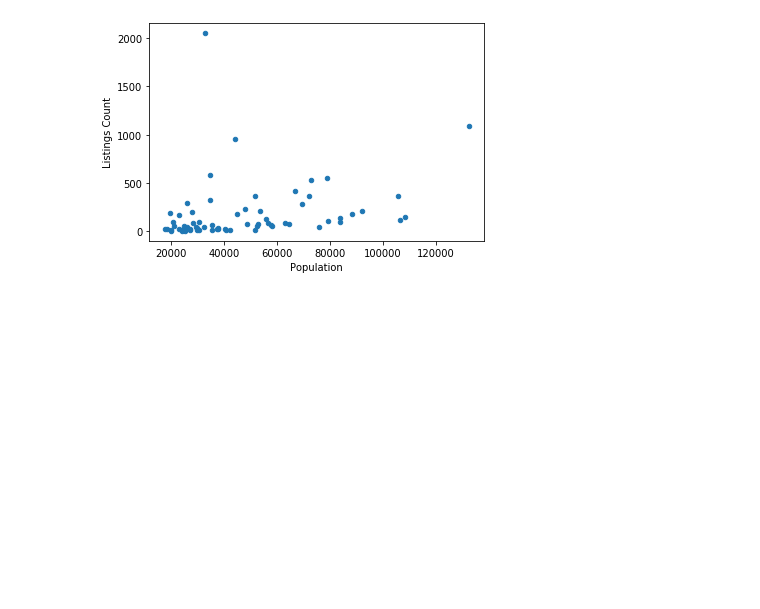
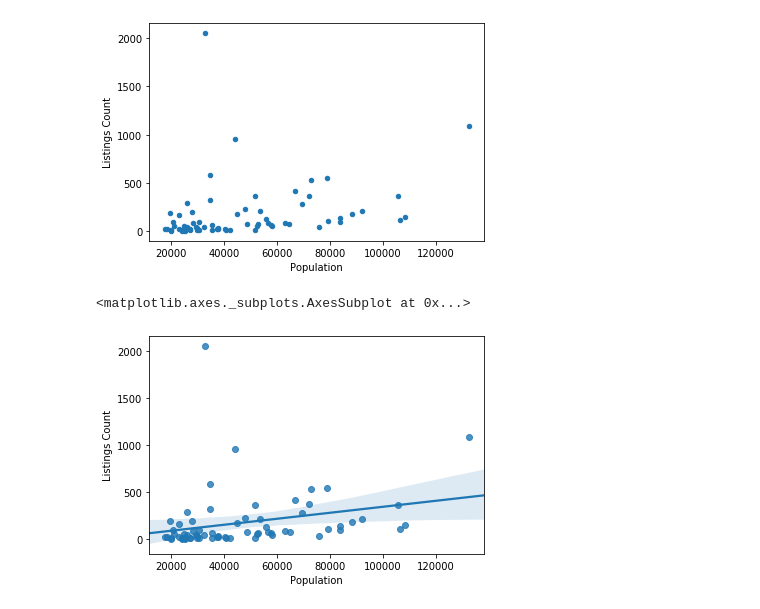
Before and after one commit to hayden4davey/Project1-Group2, a Jupyter notebook: NYCNeighbourhoodData.ipynb, the cells around one changed output. Drawn from its saved outputs; the diff is of its cells as text; code cells hidden in the pictures; blank space fills up the shorter version.

```diff
--- a/NYCNeighbourhoodData.ipynb
+++ b/NYCNeighbourhoodData.ipynb
@@ -85,3 +86,8 @@ combined_df.plot.scatter(x='Population', y='Listings Count')
 # %% [output]
 <matplotlib.axes._subplots.AxesSubplot at 0x...>
 [figure]
+# %%
+sns.regplot(data=combined_df, x='Population', y='Listings Count')
+# %% [output]
+<matplotlib.axes._subplots.AxesSubplot at 0x...>
+[figure, added]
```
Also changed, not shown: parts of 2 cells of this notebook, 2 other files.
